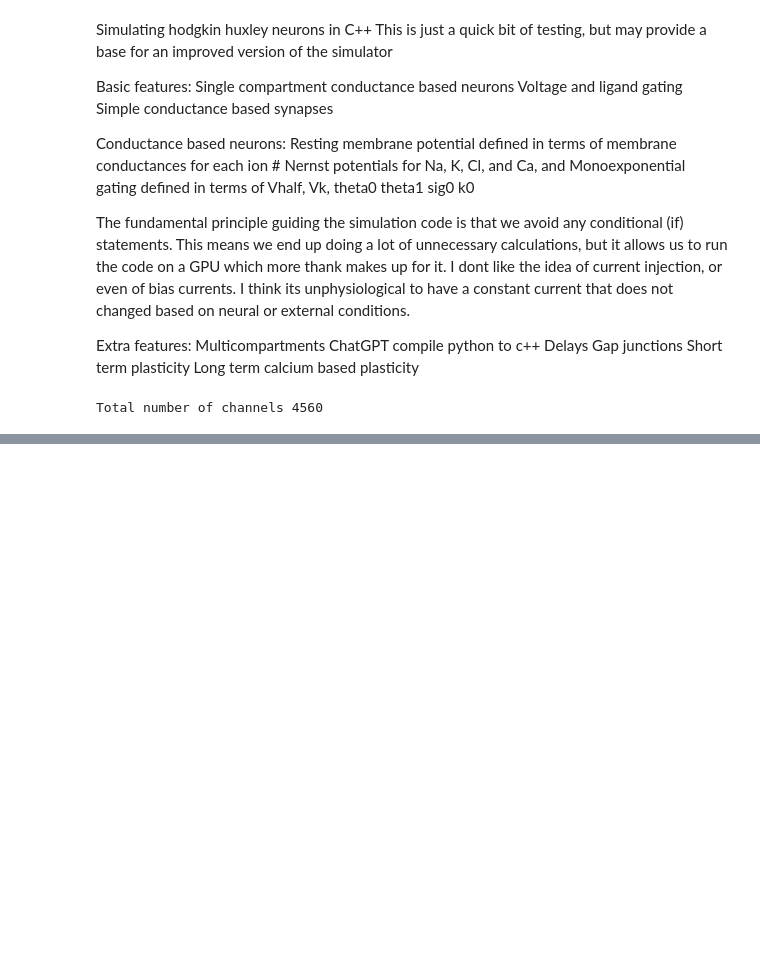
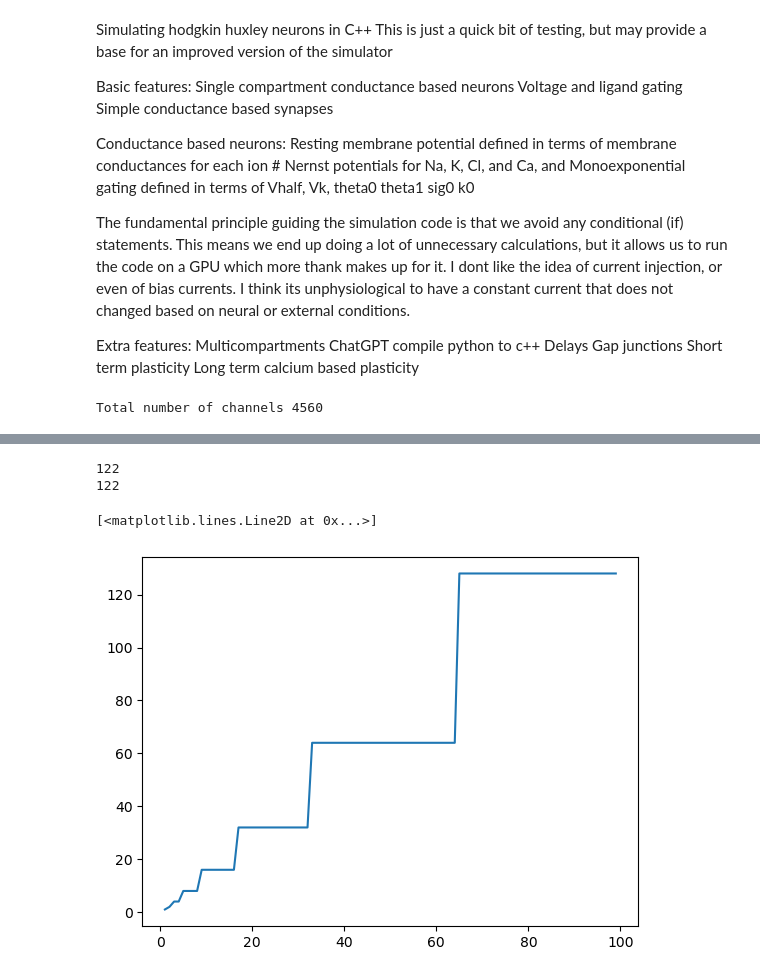
Before and after one commit to cathalmc/CBLTP_NeuroSim, a Jupyter notebook: neuronSim_August13_perf.ipynb, the cells around one changed output, grey strips where cells are left out. Drawn from its saved outputs; the diff is of its cells as text; code cells hidden in the pictures; blank space fills up the shorter version.

```diff
--- a/neuronSim_August13_perf.ipynb
+++ b/neuronSim_August13_perf.ipynb
@@ -176,15 +177,40 @@ plt.plot(dataCpp["voltages"][:,0:300]);
 # %%
 # stimInfoSpikes = {}
 # # stimSynapse(stimInfoSpikes,[17,19],10,11,TS)
 # # stimSynapse(stimInfoSpikes,[17,20],9,11,TS)
 
 # runTime = 1
 # stimInfoCurrents = {}
 # stimBiasCurrent(stimInfoCurrents,segmentsToStim=[0,2],currentValue=2.0,startTime=12,stopTime=20,TS=TS)
 
 # simDataPy = deepcopy(simData)
 # simDataPy["debugRecording"] = np.zeros_like(simDataPy["current"])
 # data = solveSystemStandard(simDataPy,TS,runTime,stimInfoSpikes,stimInfoCurrents,
 #                            recordingKeys = ["voltages","calciumVals","netCurrent","current","spikeBuffer","debugRecording"])
 # standardPlot(data)
 # #plt.plot(data["time"],data["debugRecording"][:,synapsesToStim])
+
+
+
+
+# const int mask = maxDelayInt-1;
+# int readIndex = (writeIndex[pre] - inputDelay[idx]) & mask;
+mask = simData["maxDelayInt"] - 1
+simData["writeIndex"] # some int
+writeIndex =  5
+inputDelay = 11
+readIndex = (writeIndex - inputDelay) & mask
+print(readIndex)
+readIndex = int((writeIndex-inputDelay)%simData["maxDelayInt"])
+print(readIndex)
+
+#1 2, 2 4, 3, 4,
+nextPower2 = lambda x: 2**(np.ceil(np.log2(x)))
+x = np.arange(1,100)
+y = nextPower2(x)
+plt.plot(x,y)
+# %% [output]
+122
+122
+[<matplotlib.lines.Line2D at 0x...>]
+[figure, added]
```
Also changed, not shown: parts of 4 cells of this notebook, 5 other files.
